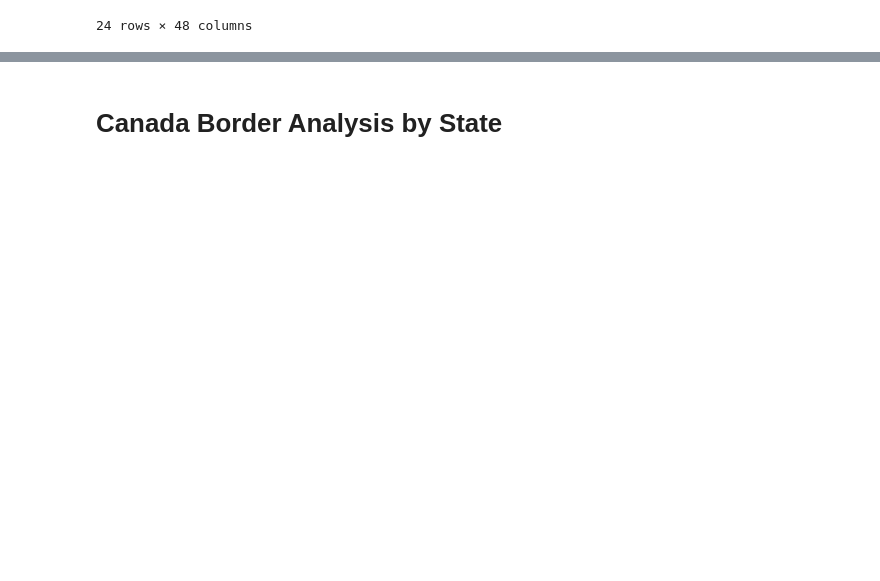
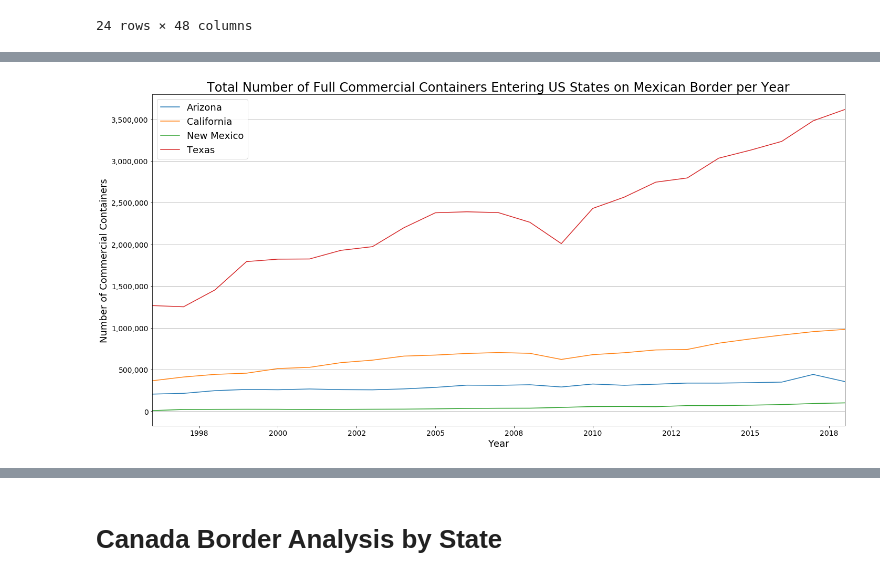
Before and after one commit to philipayazi/Project1_BorderEntries, a Jupyter notebook: Border_Entries_and _Trade.ipynb, the cells around one changed output, grey strips where cells are left out. Drawn from its saved outputs; the diff is of its cells as text; code cells hidden in the pictures; blank space fills up the shorter version.

```diff
--- a/Border_Entries_and _Trade.ipynb
+++ b/Border_Entries_and _Trade.ipynb
@@ -825,0 +998,8 @@ plt.tight_layout()
+# %%
+mex_com_imp = mex_com_imp.rename(columns={0:'New Mexico'})
+# %%
+tx_com_imp = mex_com_df[('Value','Texas')].sum(axis=1)
+# %%
+mex_com_imp = mex_com_imp.merge(tx_com_imp.to_frame(), left_index=True, right_index=True)
+# %%
+mex_com_imp = mex_com_imp.rename(columns={0:'Texas'})
@@ -825,0 +1027,16 @@ plt.tight_layout()
+# %%
+mex_com_imp.plot(kind='line')
+plt.rcParams["figure.figsize"] = (20,10)
+plt.ylabel('Number of Commercial Containers', fontsize=18)
+plt.title('Total Number of Full Commercial Containers Entering US States on Mexican Border per Year', fontsize=24)
+plt.xlabel('Year', fontsize=18)
+plt.legend(fontsize=18)
+plt.xticks(style='normal',fontsize=14)
+plt.gca().yaxis.set_major_formatter(StrMethodFormatter('{x:,.0f}'))
+plt.gca().xaxis.set_major_formatter(StrMethodFormatter('{x:.0f}'))
+plt.yticks(fontsize=14)
+plt.grid(axis='y')
+
+plt.tight_layout()
+# %% [output]
+[figure, added]
```
Also changed, not shown: parts of 76 cells of this notebook.
